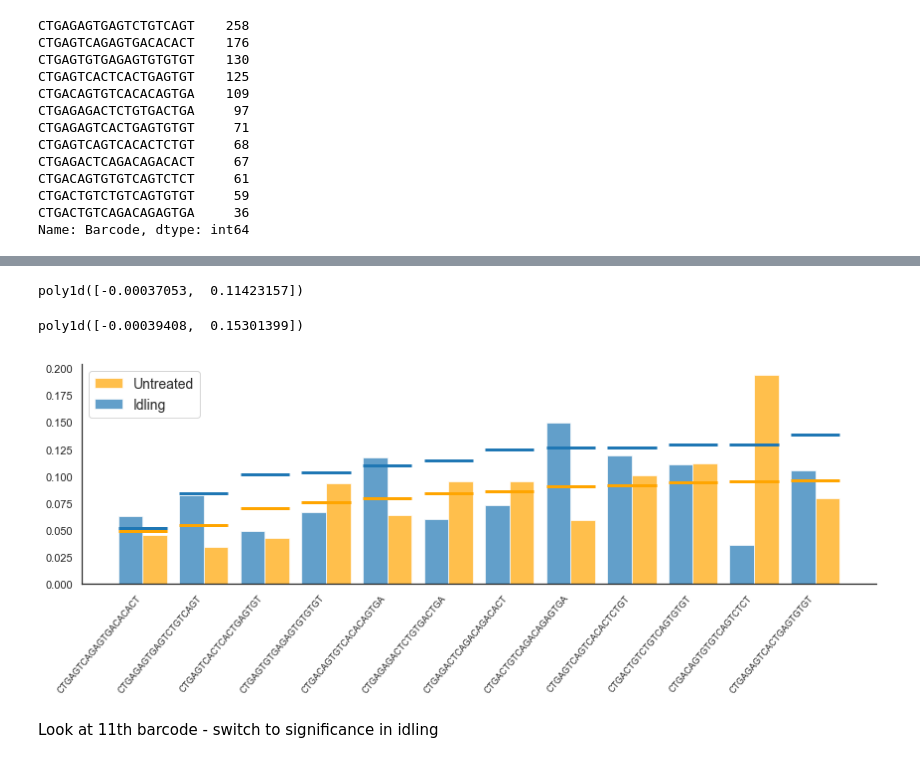
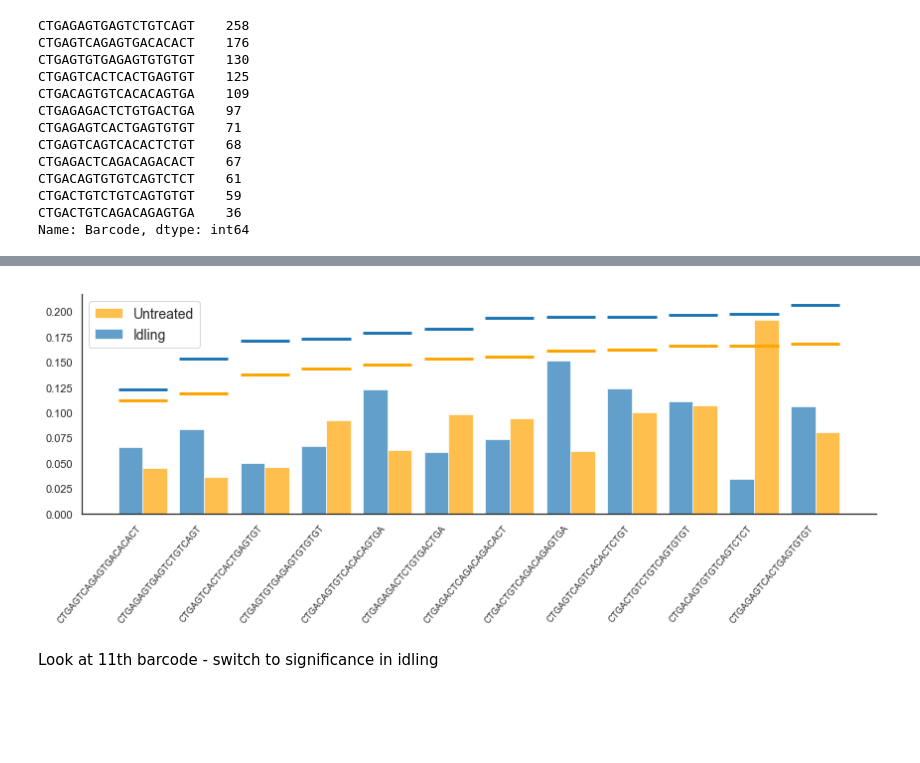
Before and after one commit to codyheiser/fluffy-succotash, a Jupyter notebook: SKMEL5_treatments_tSNE.ipynb, the cells around one changed output, grey strips where cells are left out. Saved outputs shown, nothing was run; the diff lists cells and outputs as text; code cells hidden in the pictures; blank space fills up the shorter version.

```diff
--- a/SKMEL5_treatments_tSNE.ipynb
+++ b/SKMEL5_treatments_tSNE.ipynb
@@ -30 +27,3 @@ Check out shape of counts matrices and barcode abundance
+# %%
+top12 = range(1,13)
 # %% [markdown]
@@ -227,7 +221,7 @@ pre_flat = pre[np.triu_indices(pre.shape[1],1)]
 pre_flat_norm = (pre_flat/pre_flat.max())
 
 U_baseline_curve = []
-for rep in np.arange(1,11):
+for rep in np.arange(1,21):
     U_EMD = [] # initate list to make df of EMDs
 
     for test_i in np.arange(40, 181, 10):
@@ -252,2 +246,2 @@ Wall time: 3min 42s
 # %%
-U_noisefit = np.poly1d(np.polyfit(U_baseline_curve.melt(id_vars='n_cells')['n_cells'],U_baseline_curve.melt(id_vars='n_cells')['value'], 1))
+U_p, U_pi, U_ci = easy_regression(x=U_baseline_curve.melt(id_vars='n_cells')['n_cells'], y=U_baseline_curve.melt(id_vars='n_cells')['value'], deg=1)
@@ -311,3 +300,4 @@ CPU times: user 8min 48s, sys: 14 s, total: 9min 2s
 Wall time: 9min 11s
 # %%
-I_noisefit = np.poly1d(np.polyfit(I_baseline_curve.melt(id_vars='n_cells')['n_cells'],I_baseline_curve.melt(id_vars='n_cells')['value'], 1))
+I_p, I_pi, I_ci = easy_regression(x=I_baseline_curve.melt(id_vars='n_cells')['n_cells'],
+                                  y=I_baseline_curve.melt(id_vars='n_cells')['value'], deg=1)
@@ -321,25 +306,23 @@ plt.show()
-# %%
-U_noisefit
-# %% [output]
-poly1d([-0.00037053,  0.11423157])
-# %%
-I_noisefit
-# %% [output]
-poly1d([-0.00039408,  0.15301399])
 # %%
 # plot results against acceptance criteria for each dataset (untreated and idling)
 plt.figure(figsize=(12,5))
 plt.bar(x=U_out.code, height=U_out.EMD, align='edge', width=0.4, label='Untreated', color='orange', alpha=0.7)
 plt.bar(x=I_out.code, height=I_out.EMD, align='edge', width=-0.4, label='Idling', color='#1f77b4', alpha=0.7)
-plt.hlines(y=U_noisefit(U.barcode_counts(selected_codes)), xmin=np.arange(0,36)-0.4, xmax=np.arange(0,37)+0.4, linewidth=3, color='orange')
-plt.hlines(y=I_noisefit(I.barcode_counts(selected_codes)), xmin=np.arange(0,36)-0.4, xmax=np.arange(0,37)+0.4, linewidth=3, color='#1f77b4')
+plt.hlines(y=np.polyval(p=U_p, x=U.barcode_counts(selected_codes)) + regression_intervals(x=U_baseline_curve.melt(id_vars='n_cells')['n_cells'],
+                                  y=U_baseline_curve.melt(id_vars='n_cells')['value'],
+                                  p=U_p, x_range=list(U.barcode_counts(selected_codes)))[0],
+           xmin=np.arange(0,36)-0.4, xmax=np.arange(0,37)+0.4, linewidth=3, color='orange')
+plt.hlines(y=np.polyval(p=I_p, x=I.barcode_counts(selected_codes)) + regression_intervals(x=I_baseline_curve.melt(id_vars='n_cells')['n_cells'],
+                                  y=I_baseline_curve.melt(id_vars='n_cells')['value'],
+                                  p=I_p, x_range=list(I.barcode_counts(selected_codes)))[0],
+           xmin=np.arange(0,36)-0.4, xmax=np.arange(0,37)+0.4, linewidth=3, color='#1f77b4')
 plt.xticks(rotation=50, fontsize=9, ha='right')
 plt.legend(loc='best',fontsize=14)
 sns.despine()
 plt.tight_layout()
 plt.show()
 # %% [output]
-[figure, old version]
+[figure, new version]
 # %% [markdown]
 Look at 11th barcode - switch to significance in idling
 # %%
```
Also changed, not shown: parts of 58 cells of this notebook, 1 other file.
